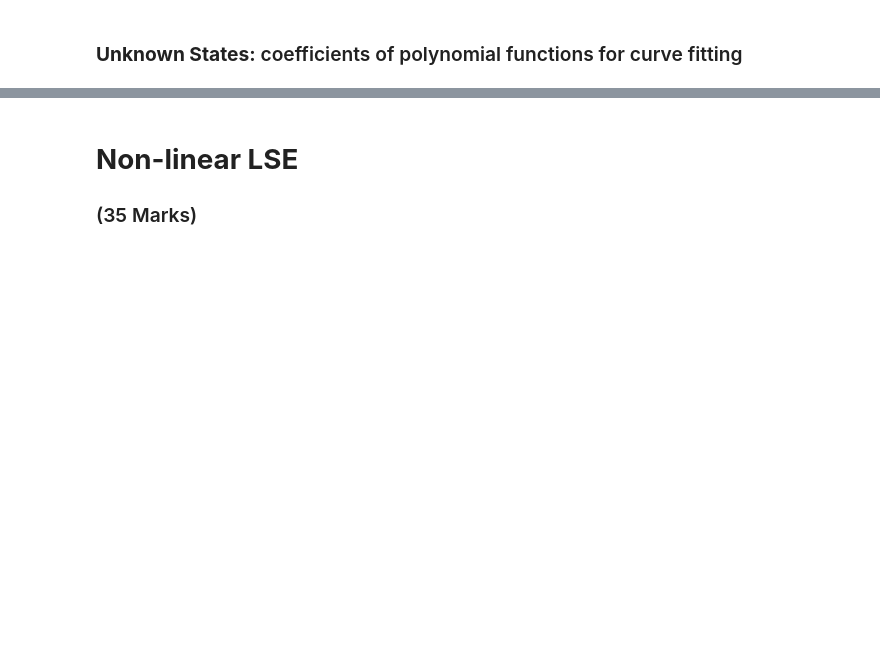
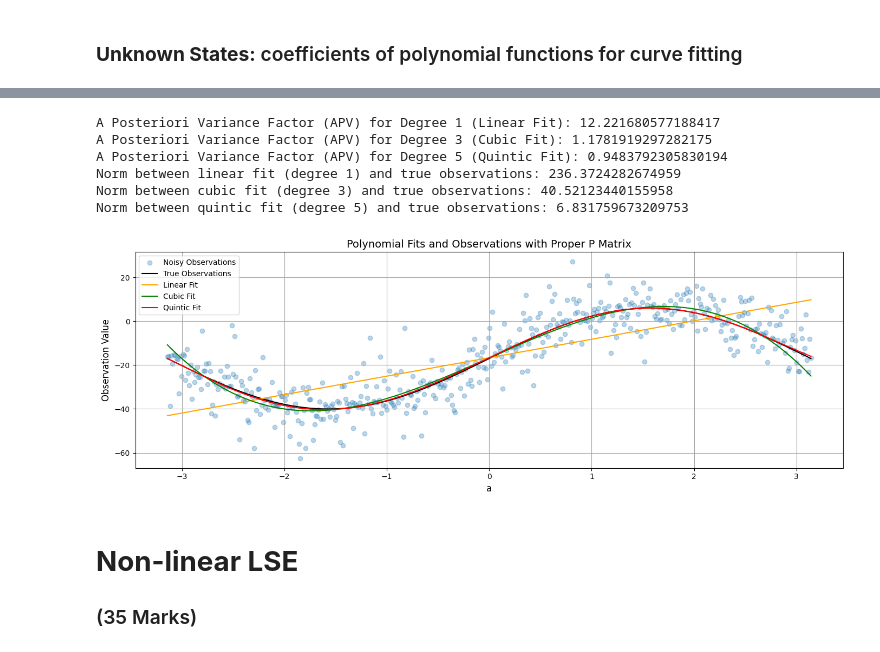
Before and after one commit to michael-shi-uofc/engg680_2024_fall, a Jupyter notebook: Lab_Assignment2/Assignment2.ipynb, the cells around one changed output, grey strips where cells are left out. Cells and saved outputs as stored; diff of their text form; code cells hidden in the pictures; blank space fills up the shorter version.

```diff
--- a/Lab_Assignment2/Assignment2.ipynb
+++ b/Lab_Assignment2/Assignment2.ipynb
@@ -39,9 +39,9 @@ arr_data = df_data.to_numpy()
 
 #store the noisy observations, variance of observations and true observations into numpy arrays seperately
 # (1 mark)
-l = df_data['Noisy_Observations'].to_numpy()
-l_var = df_data['Variance_of_Observations'].to_numpy()
-l_true = df_data['True_Observations'].to_numpy()
+l = df_data['l'].to_numpy()
+l_var = df_data['l_var'].to_numpy()
+l_true = df_data['l_true'].to_numpy()
 # %%
 # step 3
 # define the number of observation n
@@ -159,4 +259,4 @@ fig.tight_layout()
 # now, let's define the P matrix with the proper weights of observation
 # use the variance of observation l_var, define P matrix
 # (1 mark)
-P = #...
+P = np.diag(1 / l_var)
@@ -172,0 +263,67 @@ P = #...
+# %%
+# step 13
+# repeat the steps 6-10, using the proper P matrix
+# (10 marks)
+
+# STEP 6
+x_deg1, cov_x_deg1, apv_deg1, v_deg1 = fit_polynomial_curve(a, l, P, 1)
+x_deg3, cov_x_deg3, apv_deg3, v_deg3 = fit_polynomial_curve(a, l, P, 3)
+x_deg5, cov_x_deg5, apv_deg5, v_deg5 = fit_polynomial_curve(a, l, P, 5)
+
+# STEP 7
+line_uw = np.polyval(x_deg1[::-1], a)
+cubic_uw = np.polyval(x_deg3[::-1], a)
+quintic_uw = np.polyval(x_deg5[::-1], a)
+
+# STEP 8
+fig, ax = plt.subplots(nrows=1, ncols=1, figsize=(14, 5))
+
+# plot the noisy observations (scatter plot)
+ax.scatter(a, l, label="Noisy Observations", color='tab:blue', marker='o', alpha=0.3)
+
+# plot the true observations (line plot)
+ax.plot(a, l_true, label="True Observations", color='k')
+
+# plot polynomial function degree 1 (linear)
+ax.plot(a, line_uw, label="Linear Fit", color='orange')
+
+# plot polynomial function degree 3 (cubic)
+ax.plot(a, cubic_uw, label="Cubic Fit", color='green')
+
+# plot polynomial function degree 5 (quintic)
+ax.plot(a, quintic_uw, label="Quintic Fit", color='red')
+
+# set axis labels and title
+ax.set_xlabel('a', fontsize=12)
+ax.set_ylabel('Observation Value', fontsize=12)
+ax.set_title('Polynomial Fits and Observations with Proper P Matrix', fontsize=14)
+
+# add a legend
+ax.legend()
+
+ax.grid(True, which='both', ls='-', color='0.65')
+
+fig.tight_layout()
+
+# STEP 9
+print("A Posteriori Variance Factor (APV) for Degree 1 (Linear Fit):", apv_deg1)
+print("A Posteriori Variance Factor (APV) for Degree 3 (Cubic Fit):", apv_deg3)
+print("A Posteriori Variance Factor (APV) for Degree 5 (Quintic Fit):", apv_deg5)
+
+# STEP 10
+norm_deg1 = np.linalg.norm(line_uw - l_true)
+print("Norm between linear fit (degree 1) and true observations:", norm_deg1)
+
+norm_deg3 = np.linalg.norm(cubic_uw - l_true)
+print("Norm between cubic fit (degree 3) and true observations:", norm_deg3)
+
+norm_deg5 = np.linalg.norm(quintic_uw - l_true)
+print("Norm between quintic fit (degree 5) and true observations:", norm_deg5)
+# %% [output]
+A Posteriori Variance Factor (APV) for Degree 1 (Linear Fit): 12.221680577188417
+A Posteriori Variance Factor (APV) for Degree 3 (Cubic Fit): 1.1781919297282175
+A Posteriori Variance Factor (APV) for Degree 5 (Quintic Fit): 0.9483792305830194
+Norm between linear fit (degree 1) and true observations: 236.3724282674959
+Norm between cubic fit (degree 3) and true observations: 40.52123440155958
+Norm between quintic fit (degree 5) and true observations: 6.831759673209753
+[figure, added]
```
Also changed, not shown: parts of 31 cells of this notebook, 1 other file.
